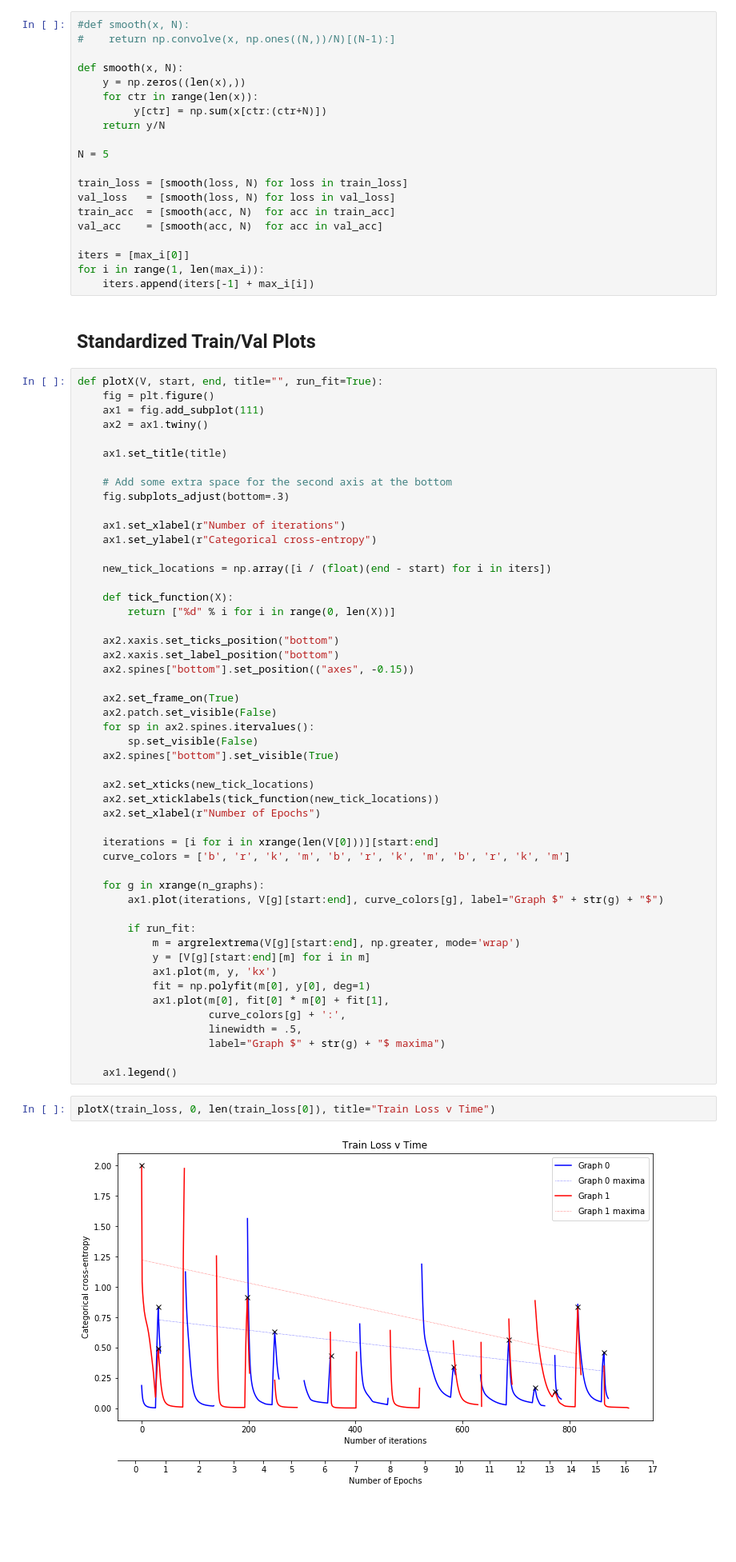
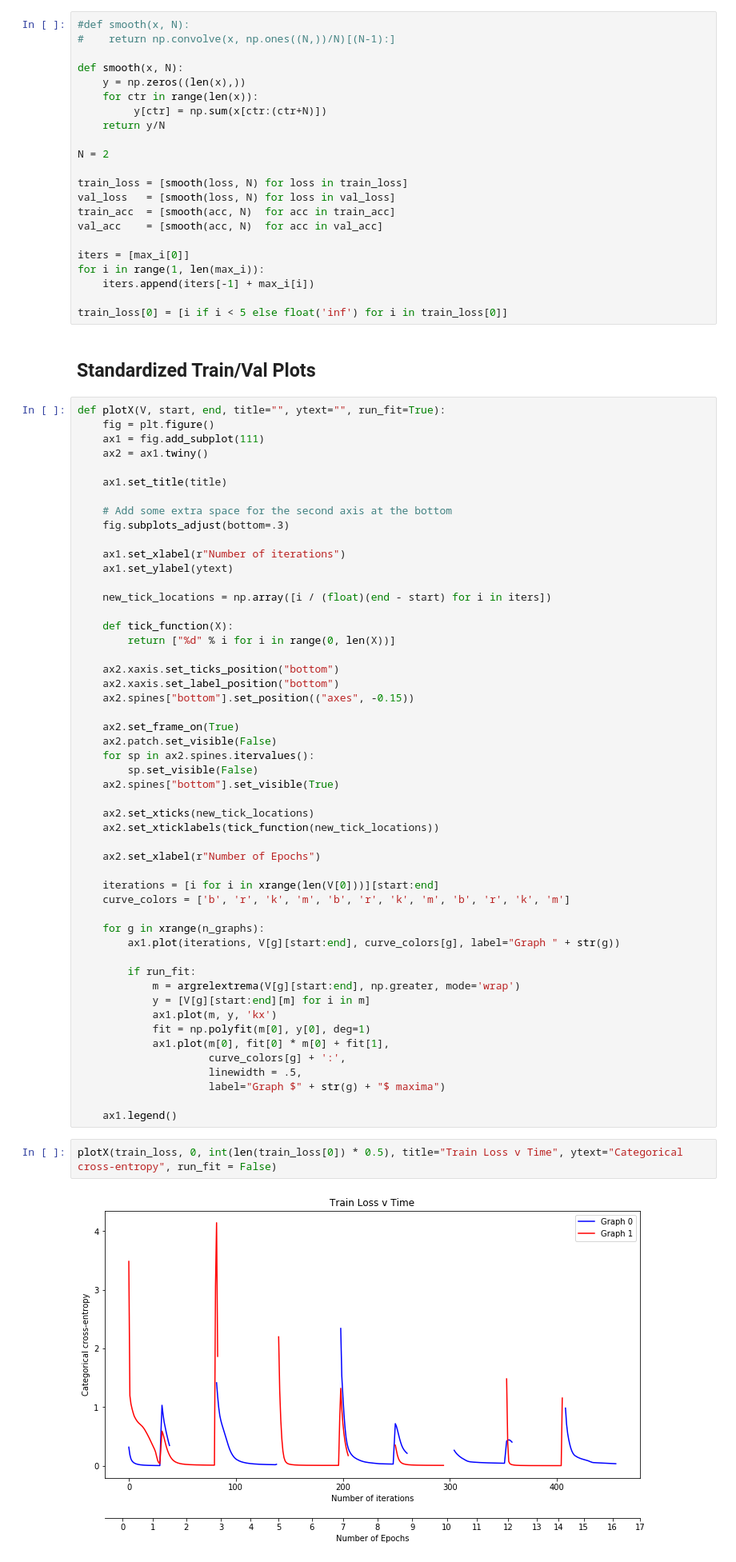
Before and after one commit to mananshah99/graph-embeddings, a Jupyter notebook: embed-gcn/visualize_curves.ipynb, the cells around one changed output. Shown: that part at 80% size. Saved outputs shown, nothing was run; the diff lists cells and outputs as text; blank space fills up the shorter version.

Commit message:
Update curve visualizations for gcn

```diff
--- a/embed-gcn/visualize_curves.ipynb
+++ b/embed-gcn/visualize_curves.ipynb
@@ -81,7 +87,7 @@ def smooth(x, N):
          y[ctr] = np.sum(x[ctr:(ctr+N)])
     return y/N
 
-N = 5
+N = 2
 
 train_loss = [smooth(loss, N) for loss in train_loss]
 val_loss   = [smooth(loss, N) for loss in val_loss]
@@ -91,10 +97,12 @@ val_acc    = [smooth(acc, N)  for acc in val_acc]
 iters = [max_i[0]]
 for i in range(1, len(max_i)):
     iters.append(iters[-1] + max_i[i])
+
+train_loss[0] = [i if i < 5 else float('inf') for i in train_loss[0]]
 # %% [markdown]
 ## Standardized Train/Val Plots
 # %%
-def plotX(V, start, end, title="", run_fit=True):
+def plotX(V, start, end, title="", ytext="", run_fit=True):
     fig = plt.figure()
     ax1 = fig.add_subplot(111)
     ax2 = ax1.twiny()
@@ -105,7 +113,7 @@ def plotX(V, start, end, title="", run_fit=True):
     fig.subplots_adjust(bottom=.3)
 
     ax1.set_xlabel(r"Number of iterations")
-    ax1.set_ylabel(r"Categorical cross-entropy")
+    ax1.set_ylabel(ytext)
 
     new_tick_locations = np.array([i / (float)(end - start) for i in iters])
 
@@ -124,13 +132,14 @@ def plotX(V, start, end, title="", run_fit=True):
 
     ax2.set_xticks(new_tick_locations)
     ax2.set_xticklabels(tick_function(new_tick_locations))
+
     ax2.set_xlabel(r"Number of Epochs")
 
     iterations = [i for i in xrange(len(V[0]))][start:end]
     curve_colors = ['b', 'r', 'k', 'm', 'b', 'r', 'k', 'm', 'b', 'r', 'k', 'm']
 
     for g in xrange(n_graphs):
-        ax1.plot(iterations, V[g][start:end], curve_colors[g], label="Graph $" + str(g) + "$")
+        ax1.plot(iterations, V[g][start:end], curve_colors[g], label="Graph " + str(g))
 
         if run_fit:
             m = argrelextrema(V[g][start:end], np.greater, mode='wrap')
@@ -144,7 +153,7 @@ def plotX(V, start, end, title="", run_fit=True):
 
     ax1.legend()
 # %%
-plotX(train_loss, 0, len(train_loss[0]), title="Train Loss v Time")
+plotX(train_loss, 0, int(len(train_loss[0]) * 0.5), title="Train Loss v Time", ytext="Categorical cross-entropy", run_fit = False)
 # %% [output]
-[figure, old version]
+[figure, new version]
 # %%
```
Also changed, not shown: parts of 5 cells of this notebook.
